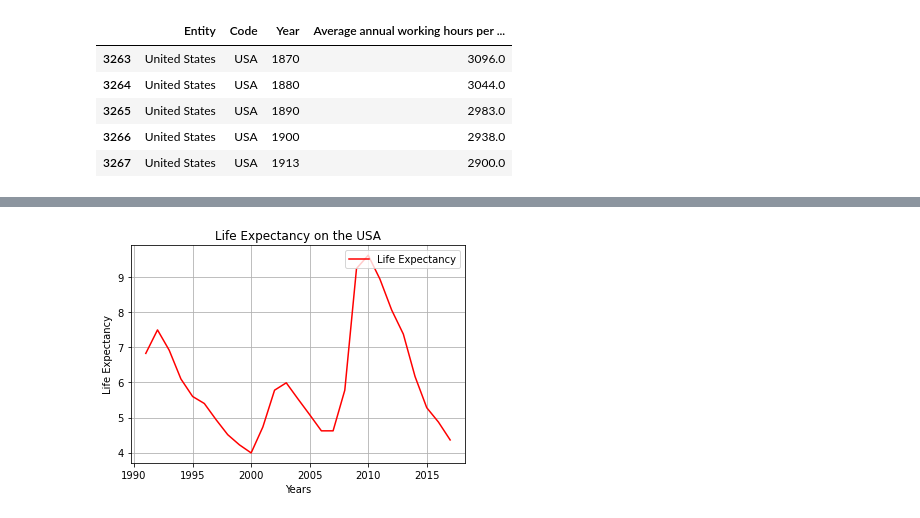
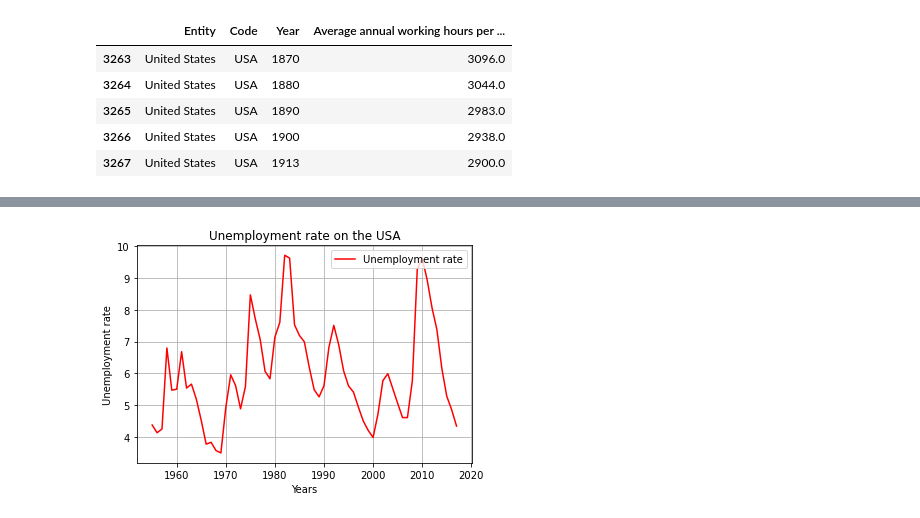
Before and after one commit to kkirstan/Quality-of-Life-vs.-Working-Hours-in-the-U.S., a Jupyter notebook: Quality of Life.ipynb, the cells around one changed output, grey strips where cells are left out. Drawn from its saved outputs; the diff is of its cells as text; code cells hidden in the pictures.

Commit message:
Progress Unemp_RD

```diff
--- a/Quality of Life.ipynb
+++ b/Quality of Life.ipynb
@@ -44,5 +51,5 @@ Unemp_data.head()
 # %%
-filt=(Unemp_data["Code"]=='USA')
+filt=(Unemp_data["LOCATION"]=='USA')
 Unemp_USA_df=Unemp_data[filt]
 Unemp_USA_df.head()
 # %% [output]
@@ -58,0 +62,2 @@ Unemp_USA_df.shape
+# %%
+Unemp_USA_df.drop(['INDICATOR', 'SUBJECT', 'MEASURE', 'FREQUENCY', 'Flag Codes'], axis=1, inplace=True)
@@ -58,0 +69,3 @@ Unemp_USA_df.shape
+# %%
+Unemp_USA_df.rename(columns = {'TIME':'Year'}, inplace=True)
+Unemp_USA_df.head()
@@ -81,5 +105,5 @@ data_combined_df
 # %%
-data_combined_df.drop(['Entity_y', 'Code_y'], axis=1, inplace=True)
-data_combined_df.rename(columns = {'Entity_x':'Country', 'Code_x':'Country Code', 'Unemployment, total (% of total labor force) (modeled ILO estimate)':'Unemployment Rate'}, inplace = True)
+data_combined_df.drop(['LOCATION'], axis=1, inplace=True)
+data_combined_df.rename(columns = {'Code':'Country', 'Value':'Unemployment Rate'}, inplace = True)
 data_combined_df.head()
 # %% [output]
@@ -105,10 +129,10 @@ plt.grid()
 # %%
 
-plt.title("Life Expectancy on the USA")
-plt.ylabel("Life Expectancy")
+plt.title("Unemployment rate on the USA")
+plt.ylabel("Unemployment rate")
 plt.xlabel("Years")
-plt.plot(years,unemployment, color='red', label="Life Expectancy")
+plt.plot(years,unemployment, color='red', label="Unemployment rate")
 plt.legend(loc="upper right")
 plt.grid()
 # %% [output]
-[figure, old version]
+[figure, new version]
```
Also changed, not shown: parts of 10 cells of this notebook, 1 other file.
